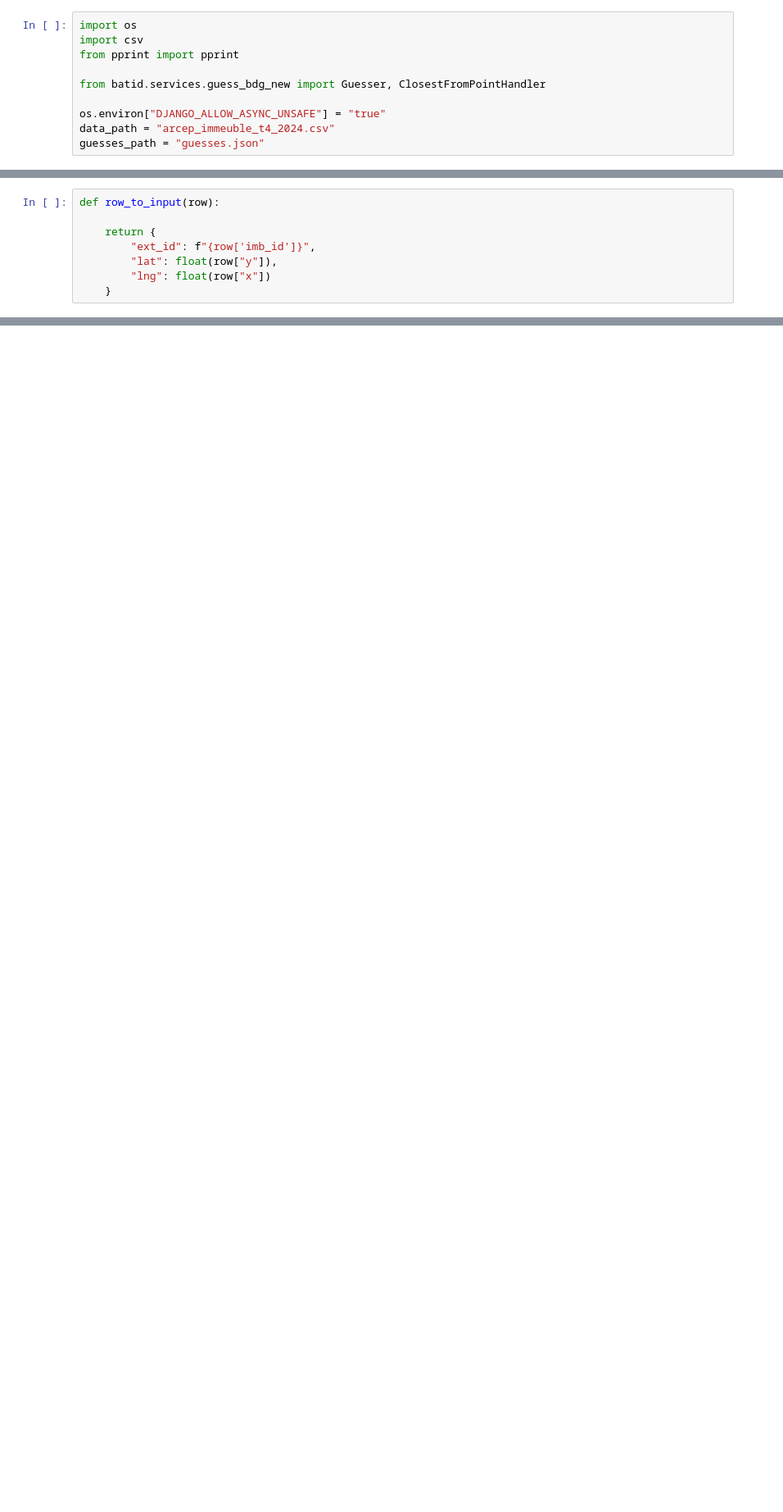
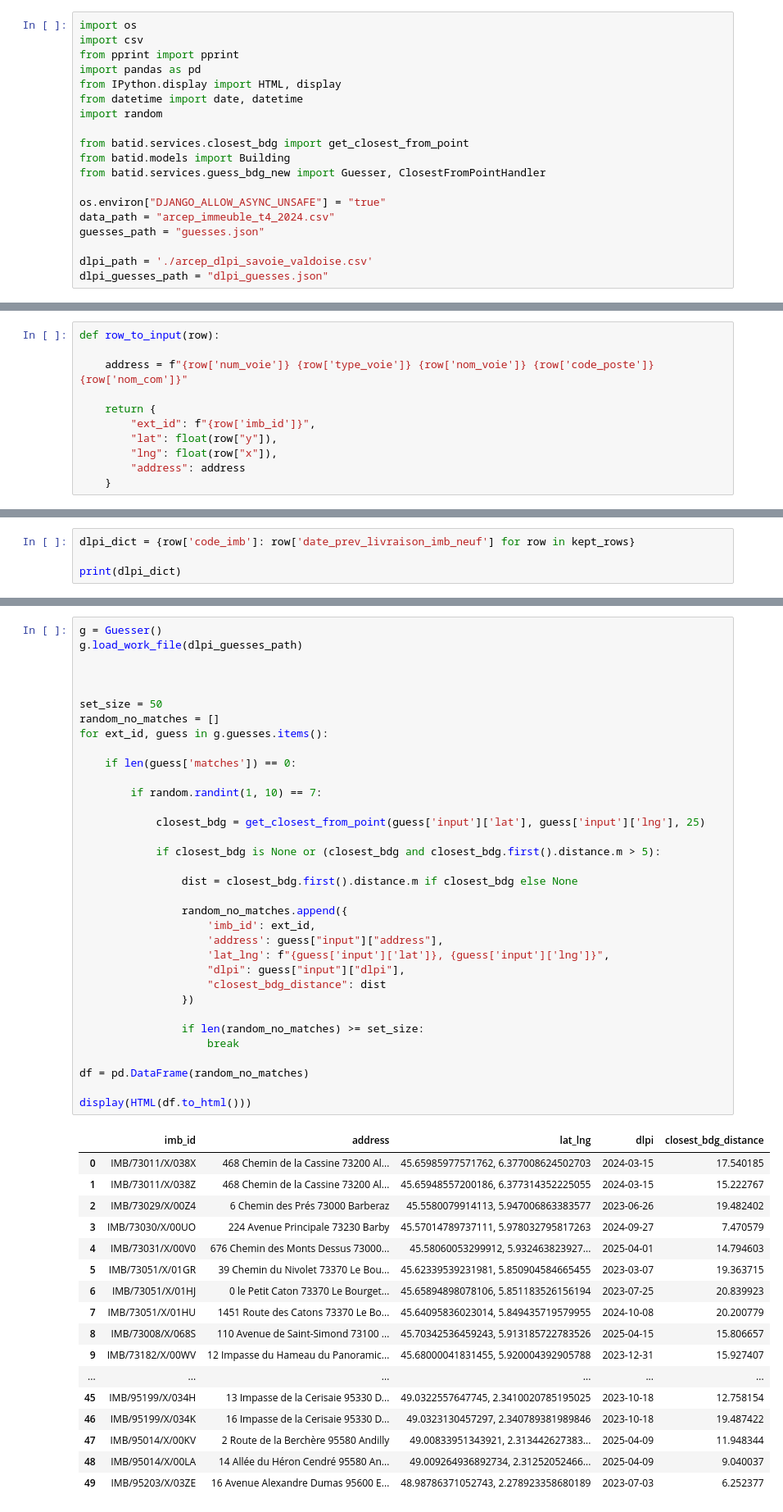
Before and after one commit to fab-geocommuns/RNB-coeur, a Jupyter notebook: app/notebooks/rapprochements/Arcep/rappro.ipynb, the cells around one changed output, grey strips where cells are left out. Shown at 82% size. Drawn from its saved outputs; the diff is of its cells as text; blank space fills up the shorter version.

```diff
--- a/app/notebooks/rapprochements/Arcep/rappro.ipynb
+++ b/app/notebooks/rapprochements/Arcep/rappro.ipynb
@@ -21,12 +21,21 @@ Nos questions :
 import os
 import csv
 from pprint import pprint
+import pandas as pd
+from IPython.display import HTML, display
+from datetime import date, datetime
+import random
 
+from batid.services.closest_bdg import get_closest_from_point
+from batid.models import Building
 from batid.services.guess_bdg_new import Guesser, ClosestFromPointHandler
 
 os.environ["DJANGO_ALLOW_ASYNC_UNSAFE"] = "true"
 data_path = "arcep_immeuble_t4_2024.csv"
 guesses_path = "guesses.json"
+
+dlpi_path = './arcep_dlpi_savoie_valdoise.csv'
+dlpi_guesses_path = "dlpi_guesses.json"
 # %% [markdown]
 **Question : combien de lignes immeubles dans le fichier de l'ARCEP ?**
 # %%
@@ -40,11 +49,14 @@ with open(data_path, "r") as f:
 **Question : combien de lignes tombent sur un bâtiment RNB ?**
 # %%
 def row_to_input(row):
+
+    address = f"{row['num_voie']} {row['type_voie']} {row['nom_voie']} {row['code_poste']} {row['nom_com']}"
 
     return {
         "ext_id": f"{row['imb_id']}",
         "lat": float(row["y"]),
-        "lng": float(row["x"])
+        "lng": float(row["x"]),
+        "address": address
     }
 # %% [markdown]
 On prend un échantillon de 500 000 lignes
@@ -230,0 +420,4 @@ On va mesurer quel volument cela représente.
+# %%
+dlpi_dict = {row['code_imb']: row['date_prev_livraison_imb_neuf'] for row in kept_rows}
+
+print(dlpi_dict)
@@ -230,0 +483,52 @@ On va mesurer quel volument cela représente.
+# %%
+g = Guesser()
+g.load_work_file(dlpi_guesses_path)
+
+
+
+set_size = 50
+random_no_matches = []
+for ext_id, guess in g.guesses.items():
+
+    if len(guess['matches']) == 0:
+
+        if random.randint(1, 10) == 7:
+
+            closest_bdg = get_closest_from_point(guess['input']['lat'], guess['input']['lng'], 25)
+
+            if closest_bdg is None or (closest_bdg and closest_bdg.first().distance.m > 5):
+
+                dist = closest_bdg.first().distance.m if closest_bdg else None
+
+                random_no_matches.append({
+                    'imb_id': ext_id,
+                    'address': guess["input"]["address"],
+                    'lat_lng': f"{guess['input']['lat']}, {guess['input']['lng']}",
+                    "dlpi": guess["input"]["dlpi"],
+                    "closest_bdg_distance": dist
+                })
+
+                if len(random_no_matches) >= set_size:
+                    break
+
+df = pd.DataFrame(random_no_matches)
+
+display(HTML(df.to_html()))
+# %% [output]
+|  | imb_id | address | lat_lng | dlpi | closest_bdg_distance |
+| 0 | IMB/73011/X/038X | 468 Chemin de la Cassine 73200 Al... | 45.65985977571762, 6.377008624502703 | 2024-03-15 | 17.540185 |
+| 1 | IMB/73011/X/038Z | 468 Chemin de la Cassine 73200 Al... | 45.65948557200186, 6.377314352225055 | 2024-03-15 | 15.222767 |
+| 2 | IMB/73029/X/00Z4 | 6 Chemin des Prés 73000 Barberaz | 45.5580079914113, 5.947006863383577 | 2023-06-26 | 19.482402 |
+| 3 | IMB/73030/X/00UO | 224 Avenue Principale 73230 Barby | 45.57014789737111, 5.978032795817263 | 2024-09-27 | 7.470579 |
+| 4 | IMB/73031/X/00V0 | 676 Chemin des Monts Dessus 73000... | 45.58060053299912, 5.932463823927... | 2025-04-01 | 14.794603 |
+| 5 | IMB/73051/X/01GR | 39 Chemin du Nivolet 73370 Le Bou... | 45.62339539231981, 5.850904584665455 | 2023-03-07 | 19.363715 |
+| 6 | IMB/73051/X/01HJ | 0 le Petit Caton 73370 Le Bourget... | 45.65894898078106, 5.851183526156194 | 2023-07-25 | 20.839923 |
+| 7 | IMB/73051/X/01HU | 1451 Route des Catons 73370 Le Bo... | 45.64095836023014, 5.849435719579955 | 2024-10-08 | 20.200779 |
+| 8 | IMB/73008/X/068S | 110 Avenue de Saint-Simond 73100 ... | 45.70342536459243, 5.913185722783526 | 2025-04-15 | 15.806657 |
+| 9 | IMB/73182/X/00WV | 12 Impasse du Hameau du Panoramic... | 45.68000041831455, 5.920004392905788 | 2023-12-31 | 15.927407 |
+| ... | ... | ... | ... | ... | ... |
+| 45 | IMB/95199/X/034H | 13 Impasse de la Cerisaie 95330 D... | 49.0322557647745, 2.3410020785195025 | 2023-10-18 | 12.758154 |
+| 46 | IMB/95199/X/034K | 16 Impasse de la Cerisaie 95330 D... | 49.0323130457297, 2.340789381989846 | 2023-10-18 | 19.487422 |
+| 47 | IMB/95014/X/00KV | 2 Route de la Berchère 95580 Andilly | 49.00833951343921, 2.313442627383... | 2025-04-09 | 11.948344 |
+| 48 | IMB/95014/X/00LA | 14 Allée du Héron Cendré 95580 An... | 49.009264936892734, 2.31252052466... | 2025-04-09 | 9.040037 |
+| 49 | IMB/95203/X/03ZE | 16 Avenue Alexandre Dumas 95600 E... | 48.98786371052743, 2.278923358680189 | 2023-07-03 | 6.252377 |
```
Also changed, not shown: parts of 14 cells of this notebook.
